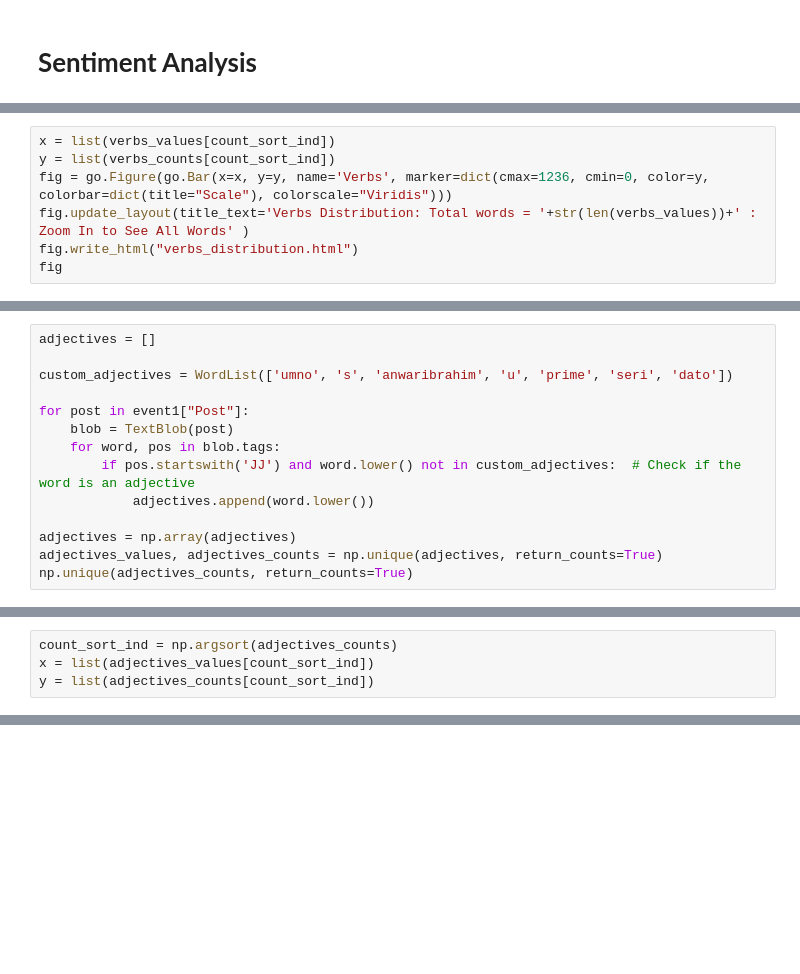
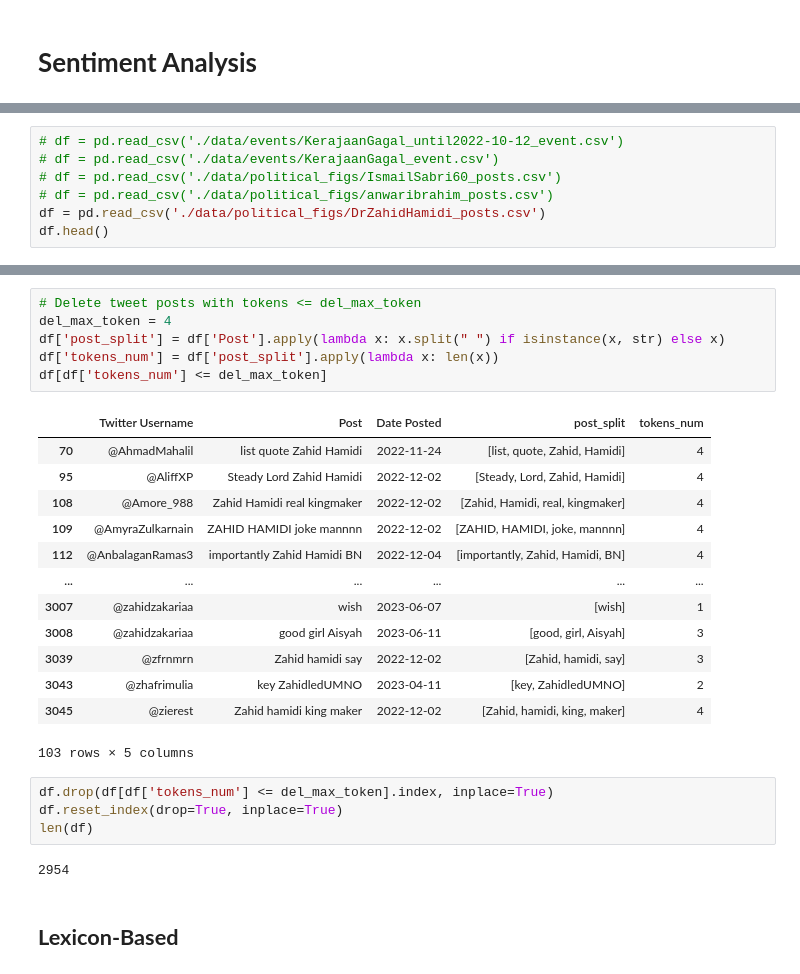
Before and after one commit to zareefrj/Social-Network-Analysis, a Jupyter notebook: sentiment.ipynb, the cells around one changed output, grey strips where cells are left out. Saved outputs shown, nothing was run; the diff lists cells and outputs as text; blank space fills up the shorter version.

```diff
--- a/sentiment.ipynb
+++ b/sentiment.ipynb
@@ -494,7 +2,0 @@ count_sort_ind = np.argsort(verbs_counts)
-# %%
-x = list(verbs_values[count_sort_ind])
-y = list(verbs_counts[count_sort_ind])
-fig = go.Figure(go.Bar(x=x, y=y, name='Verbs', marker=dict(cmax=1236, cmin=0, color=y, colorbar=dict(title="Scale"), colorscale="Viridis")))
-fig.update_layout(title_text='Verbs Distribution: Total words = '+str(len(verbs_values))+' : Zoom In to See All Words' )
-fig.write_html("verbs_distribution.html")
-fig
@@ -503,14 +2,0 @@ fig
-# %%
-adjectives = []
-
-custom_adjectives = WordList(['umno', 's', 'anwaribrahim', 'u', 'prime', 'seri', 'dato'])
-
-for post in event1["Post"]:
-    blob = TextBlob(post)
-    for word, pos in blob.tags:
-        if pos.startswith('JJ') and word.lower() not in custom_adjectives:  # Check if the word is an adjective
-            adjectives.append(word.lower())
-
-adjectives = np.array(adjectives)
-adjectives_values, adjectives_counts = np.unique(adjectives, return_counts=True)
-np.unique(adjectives_counts, return_counts=True)
@@ -539,4 +2,0 @@ np.unique(adjectives_counts, return_counts=True)
-# %%
-count_sort_ind = np.argsort(adjectives_counts)
-x = list(adjectives_values[count_sort_ind])
-y = list(adjectives_counts[count_sort_ind])
@@ -750,0 +239,7 @@ polarities_df_p.describe()
+# %%
+# df = pd.read_csv('./data/events/KerajaanGagal_until2022-10-12_event.csv')
+# df = pd.read_csv('./data/events/KerajaanGagal_event.csv')
+# df = pd.read_csv('./data/political_figs/IsmailSabri60_posts.csv')
+# df = pd.read_csv('./data/political_figs/anwaribrahim_posts.csv')
+df = pd.read_csv('./data/political_figs/DrZahidHamidi_posts.csv')
+df.head()
@@ -750,0 +402,28 @@ polarities_df_p.describe()
+# %%
+# Delete tweet posts with tokens <= del_max_token
+del_max_token = 4
+df['post_split'] = df['Post'].apply(lambda x: x.split(" ") if isinstance(x, str) else x)
+df['tokens_num'] = df['post_split'].apply(lambda x: len(x))
+df[df['tokens_num'] <= del_max_token]
+# %% [output]
+|  | Twitter Username | Post | Date Posted | post_split | tokens_num |
+| 70 | @AhmadMahalil | list quote Zahid Hamidi | 2022-11-24 | [list, quote, Zahid, Hamidi] | 4 |
+| 95 | @AliffXP | Steady Lord Zahid Hamidi | 2022-12-02 | [Steady, Lord, Zahid, Hamidi] | 4 |
+| 108 | @Amore_988 | Zahid Hamidi real kingmaker | 2022-12-02 | [Zahid, Hamidi, real, kingmaker] | 4 |
+| 109 | @AmyraZulkarnain | ZAHID HAMIDI joke mannnn | 2022-12-02 | [ZAHID, HAMIDI, joke, mannnn] | 4 |
+| 112 | @AnbalaganRamas3 | importantly Zahid Hamidi BN | 2022-12-04 | [importantly, Zahid, Hamidi, BN] | 4 |
+| ... | ... | ... | ... | ... | ... |
+| 3007 | @zahidzakariaa | wish | 2023-06-07 | [wish] | 1 |
+| 3008 | @zahidzakariaa | good girl Aisyah | 2023-06-11 | [good, girl, Aisyah] | 3 |
+| 3039 | @zfrnmrn | Zahid hamidi say | 2022-12-02 | [Zahid, hamidi, say] | 3 |
+| 3043 | @zhafrimulia | key ZahidledUMNO | 2023-04-11 | [key, ZahidledUMNO] | 2 |
+| 3045 | @zierest | Zahid hamidi king maker | 2022-12-02 | [Zahid, hamidi, king, maker] | 4 |
+103 rows × 5 columns
+# %%
+df.drop(df[df['tokens_num'] <= del_max_token].index, inplace=True)
+df.reset_index(drop=True, inplace=True)
+len(df)
+# %% [output]
+2954
+# %% [markdown]
+## **Lexicon-Based**
```
Also changed, not shown: parts of 45 cells of this notebook.
